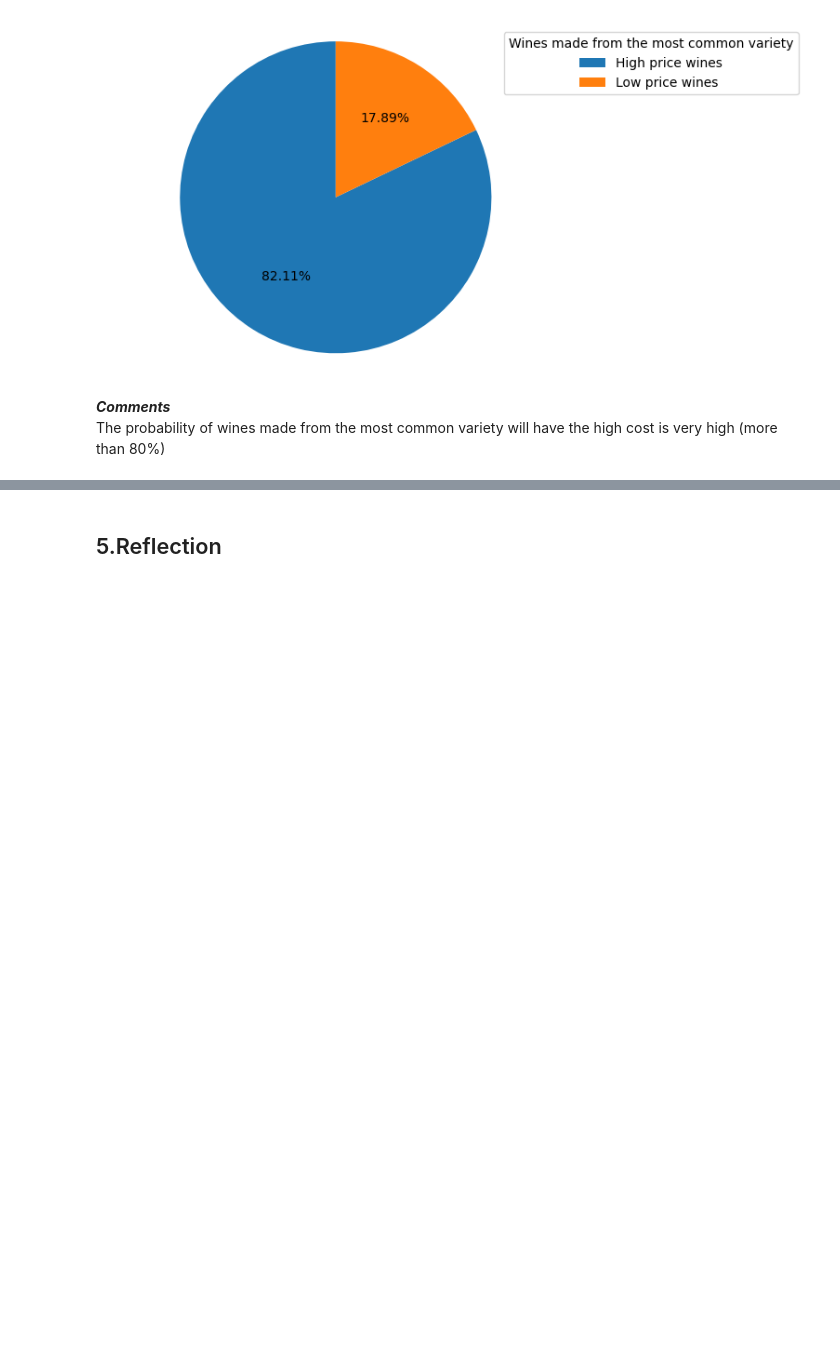
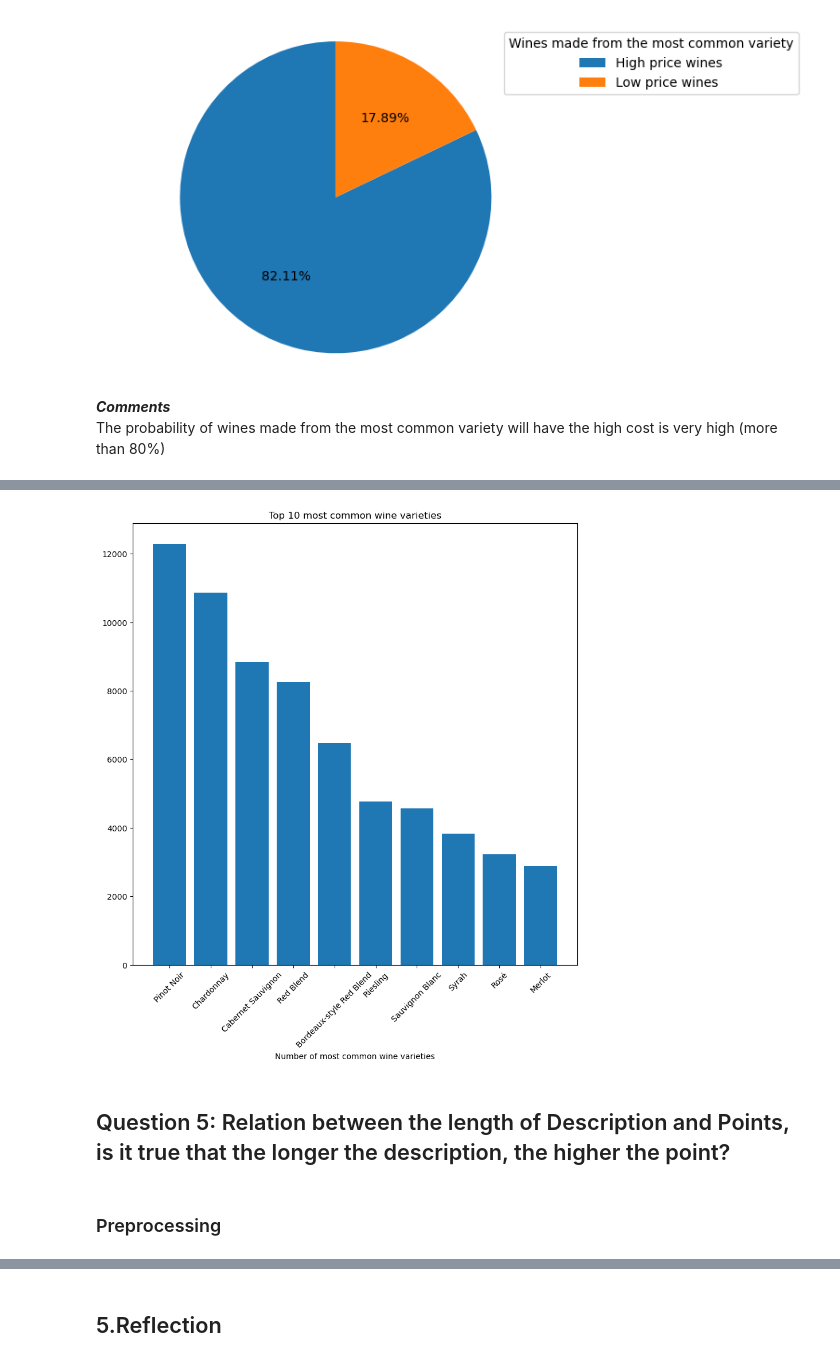
Before and after one commit to iamdkSang/20127214_20127612_Wine-Reviews, a Jupyter notebook: 20127214_20127612.ipynb, the cells around one changed output, grey strips where cells are left out. Drawn from its saved outputs; the diff is of its cells as text; code cells hidden in the pictures; blank space fills up the shorter version.

Commit message:
done question 5

```diff
--- a/20127214_20127612.ipynb
+++ b/20127214_20127612.ipynb
@@ -553,0 +560,9 @@ The probability of wines made from the most common variety will have the high co
+# %%
+# get all good wines
+good_wines = q4_wine_df[q4_wine_df['points'] >= 80]
+# get the most common wine variety
+ten_most_wine_variety = good_wines['variety'].tolist()
+ten_most_wine_variety = Counter(ten_most_wine_variety)
+# sort descending to get top 5 countries with good wines
+ten_most_wine_variety = dict(sorted(ten_most_wine_variety.items(), key=lambda item: item[1], reverse = True)[0:10])
+ten_most_wine_variety
@@ -553,0 +580,13 @@ The probability of wines made from the most common variety will have the high co
+# %%
+# Code
+plt.figure(figsize=(10,10))
+plt.bar(ten_most_wine_variety.keys(), ten_most_wine_variety.values())
+plt.xticks(rotation = 45)
+plt.xlabel('Number of most common wine varieties')
+plt.title('Top 10 most common wine varieties');
+# %% [output]
+[figure, added]
+# %% [markdown]
+## Question 5: Relation between the length of Description and Points, is it true that the longer the description, the higher the point?
+# %% [markdown]
+### Preprocessing
```
Also changed, not shown: parts of 15 cells of this notebook.
